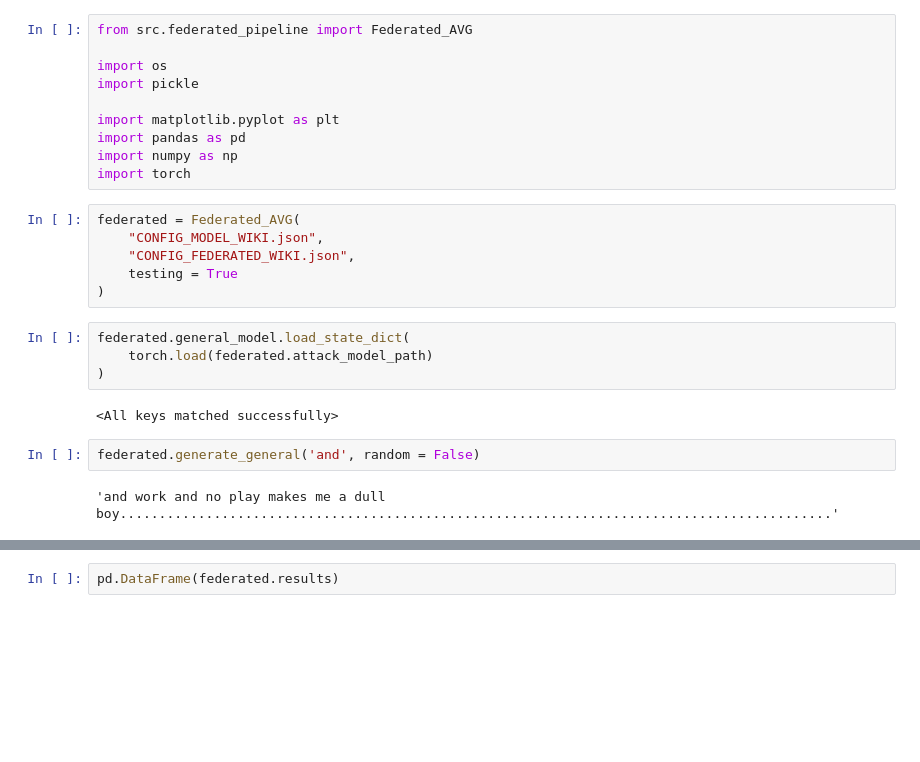
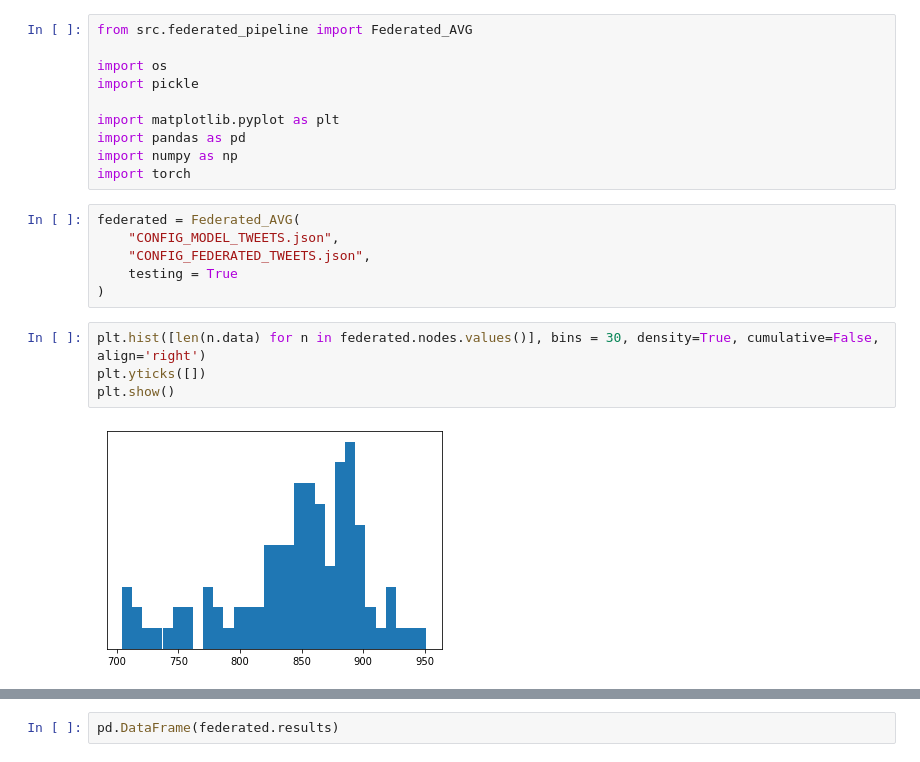
Before and after one commit to LeoSerena/LicchaviByzantineResilience, a Jupyter notebook: language_model.ipynb, the cells around one changed output, grey strips where cells are left out. Drawn from its saved outputs; the diff is of its cells as text; blank space fills up the shorter version.

```diff
--- a/language_model.ipynb
+++ b/language_model.ipynb
@@ -113,18 +113,14 @@ import numpy as np
 import torch
 # %%
 federated = Federated_AVG(
-    "CONFIG_MODEL_WIKI.json",
-    "CONFIG_FEDERATED_WIKI.json",
+    "CONFIG_MODEL_TWEETS.json",
+    "CONFIG_FEDERATED_TWEETS.json",
     testing = True
 )
-# %%
-federated.general_model.load_state_dict(
-    torch.load(federated.attack_model_path)
-)
-# %% [output]
-<All keys matched successfully>
 # %%
-federated.generate_general('and', random = False)
+plt.hist([len(n.data) for n in federated.nodes.values()], bins = 30, density=True, cumulative=False, align='right')
+plt.yticks([])
+plt.show()
 # %% [output]
-'and work and no play makes me a dull boy...........................................................................................'
+[figure, added]
 # %%
```
Also changed, not shown: parts of 6 cells of this notebook, 15 other files.
